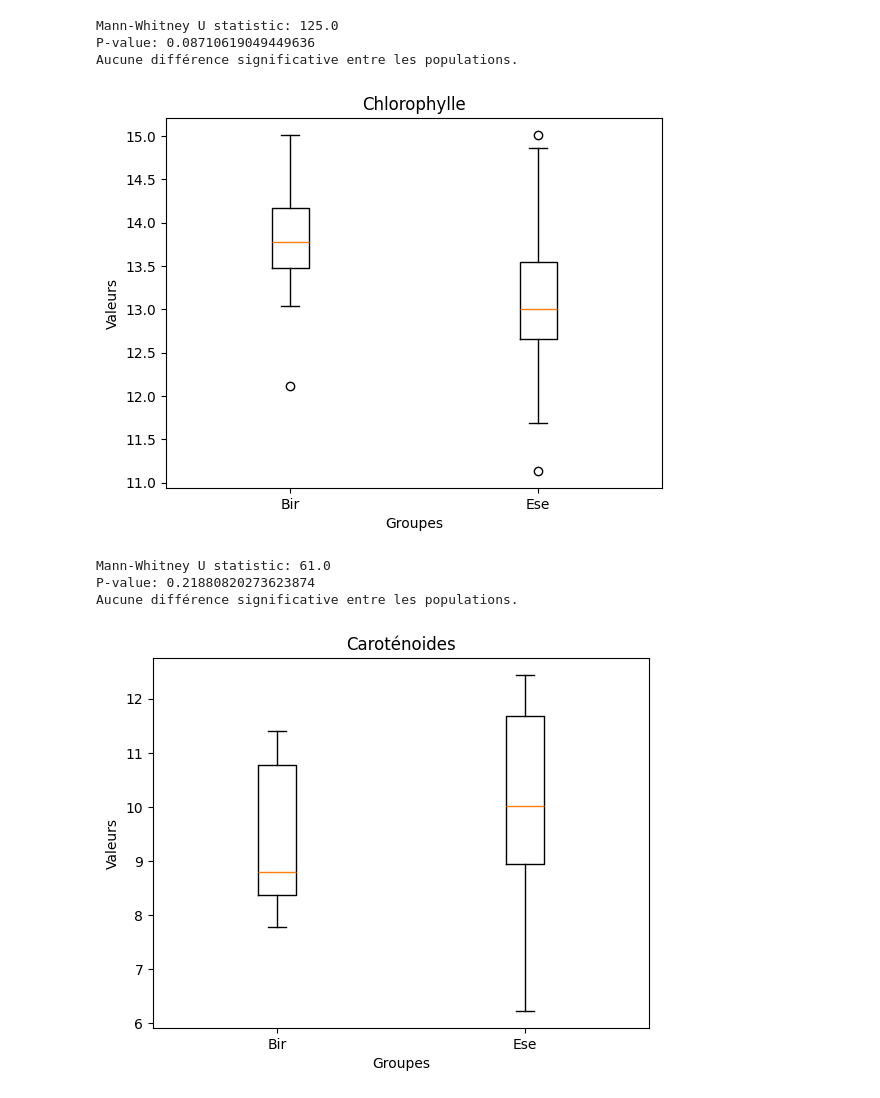
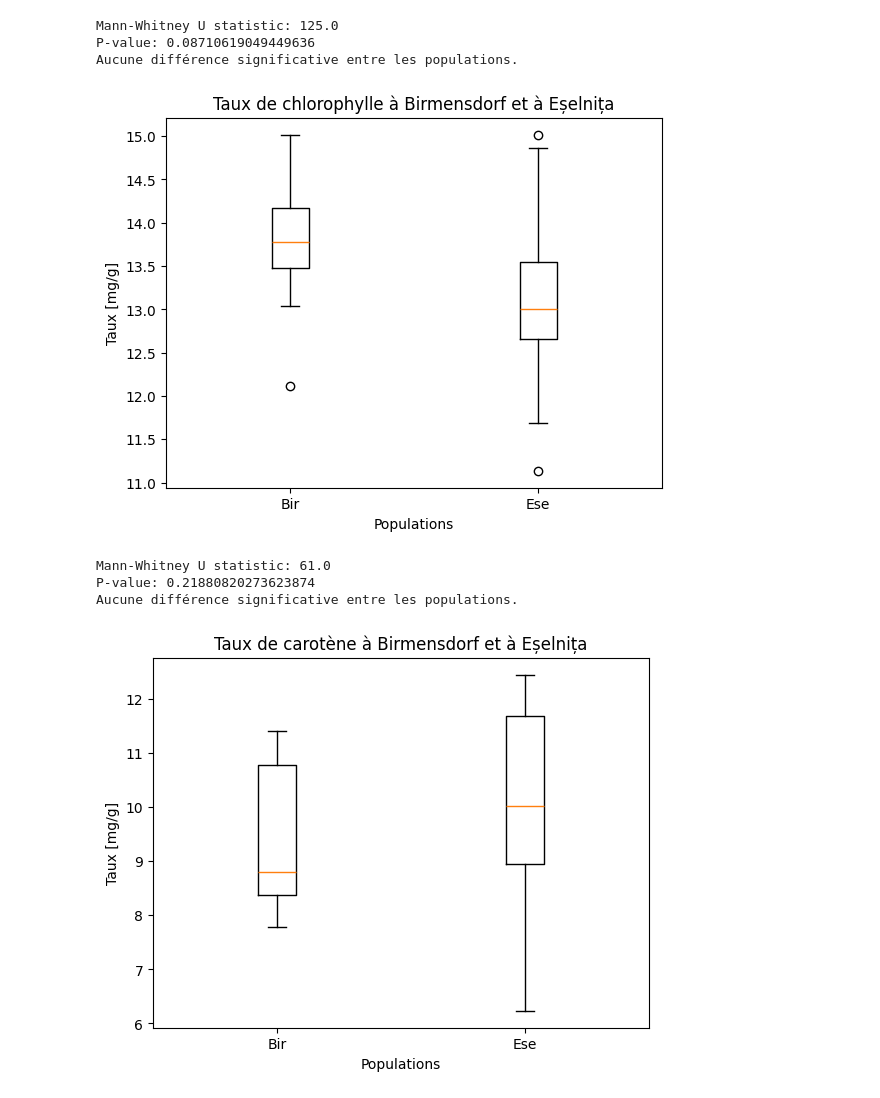
Before and after one commit to eliotperrin/D-marche-scientifique-2024, a Jupyter notebook: Tilia.ipynb, the cells around one changed output. Saved outputs shown, nothing was run; the diff lists cells and outputs as text; code cells hidden in the pictures.

```diff
--- a/Tilia.ipynb
+++ b/Tilia.ipynb
@@ -122,15 +122,15 @@ Aucune différence significative entre les populations.
 # %%
 plt.boxplot([chl_T, chl_C], labels=['Bir', 'Ese'])
 
 # Ajouter un titre et des labels d'axe
-plt.title('Chlorophylle')
-plt.xlabel('Groupes')
-plt.ylabel('Valeurs')
+plt.title('Taux de chlorophylle à Birmensdorf et à Eșelnița')
+plt.xlabel('Populations')
+plt.ylabel('Taux [mg/g]')
 
 # Afficher le boxplot
 plt.show()
 # %% [output]
-[figure, old version]
+[figure, new version]
 # %%
 # Analyse des données inventées
 
@@ -155,14 +155,14 @@ Aucune différence significative entre les populations.
 plt.boxplot([car_T, car_C], labels=['Bir', 'Ese'])
 
 # Ajouter un titre et des labels d'axe
-plt.title('Caroténoides')
-plt.xlabel('Groupes')
-plt.ylabel('Valeurs')
+plt.title('Taux de carotène à Birmensdorf et à Eșelnița')
+plt.xlabel('Populations')
+plt.ylabel('Taux [mg/g]')
 
 # Afficher le boxplot
 plt.show()
 # %% [output]
-[figure, old version]
+[figure, new version]
 # %%
 # Concaténer les données en un seul tableau
 X = np.vstack([np.column_stack((temp_T, HD_T, chl_T, car_T)), np.column_stack((temp_C, HD_C, chl_C, car_C))])
```
Also changed, not shown: parts of 3 cells of this notebook.
